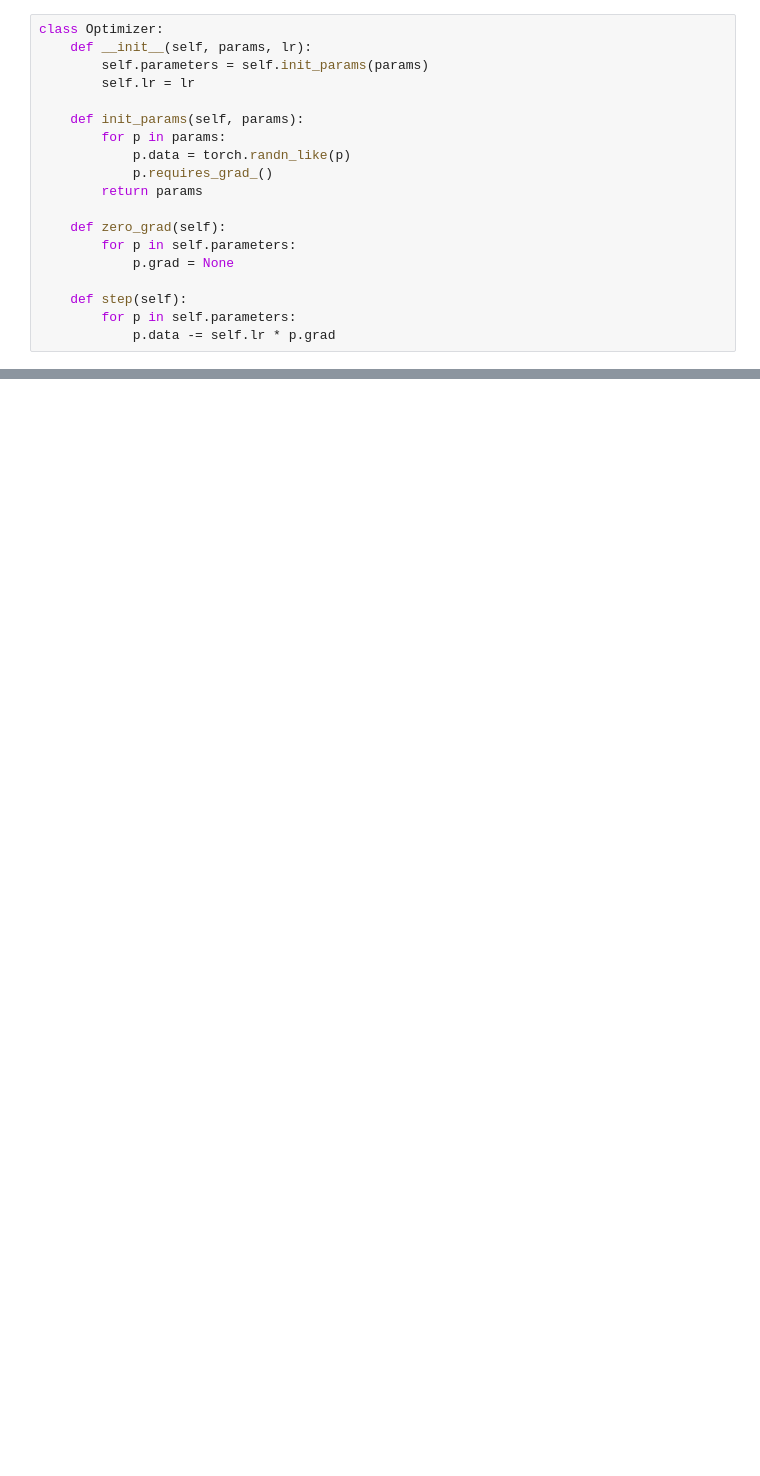
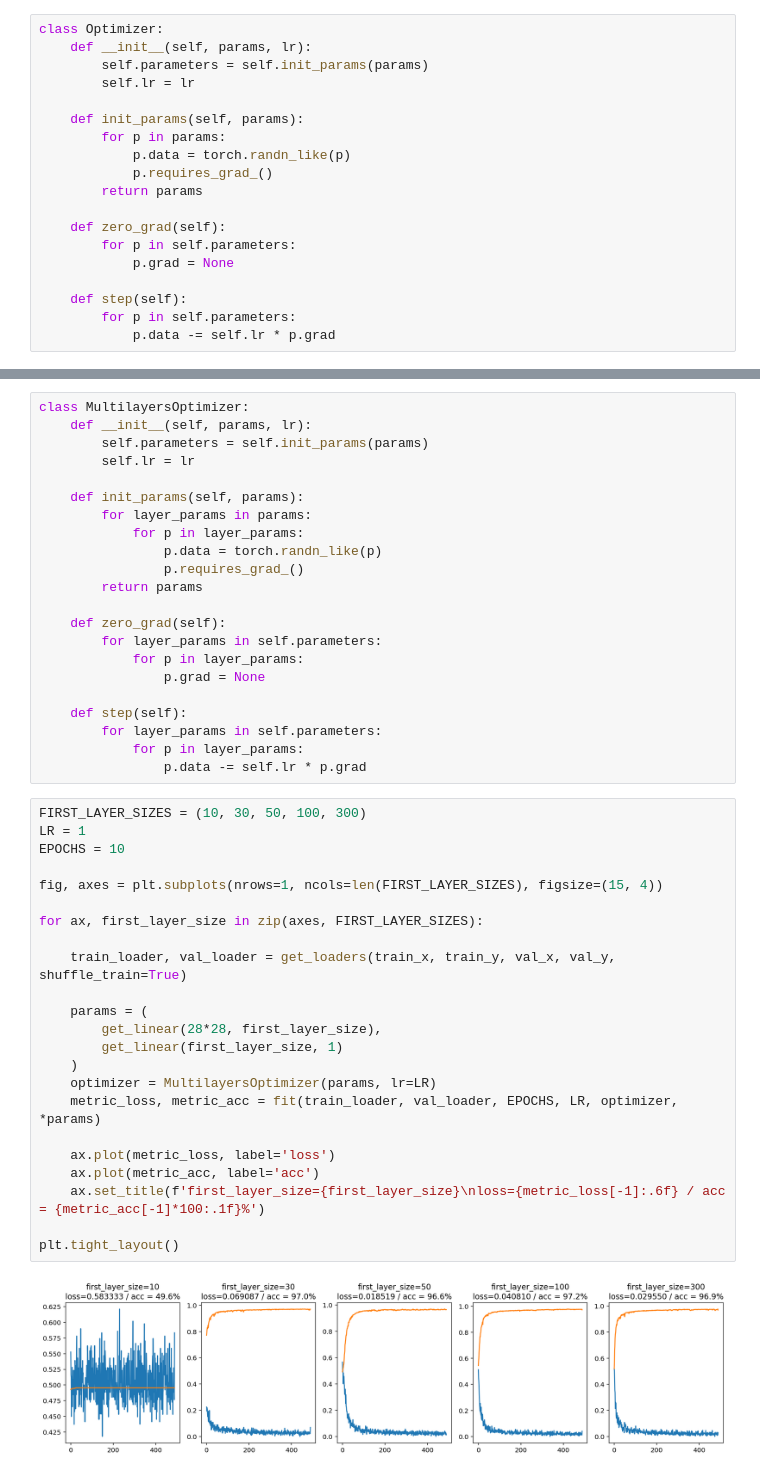
Before and after one commit to finale80/fastbook, a Jupyter notebook: notebooks/chapter04_mnist_basics.ipynb, the cells around one changed output, grey strips where cells are left out. Drawn from its saved outputs; the diff is of its cells as text; blank space fills up the shorter version.

```diff
--- a/notebooks/chapter04_mnist_basics.ipynb
+++ b/notebooks/chapter04_mnist_basics.ipynb
@@ -683,0 +720,47 @@ plt.tight_layout()
+# %%
+class MultilayersOptimizer:
+    def __init__(self, params, lr):
+        self.parameters = self.init_params(params)
+        self.lr = lr
+
+    def init_params(self, params):
+        for layer_params in params:
+            for p in layer_params:
+                p.data = torch.randn_like(p)
+                p.requires_grad_()
+        return params
+
+    def zero_grad(self):
+        for layer_params in self.parameters:
+            for p in layer_params:
+                p.grad = None
+
+    def step(self):
+        for layer_params in self.parameters:
+            for p in layer_params:
+                p.data -= self.lr * p.grad
+# %%
+FIRST_LAYER_SIZES = (10, 30, 50, 100, 300)
+LR = 1
+EPOCHS = 10
+
+fig, axes = plt.subplots(nrows=1, ncols=len(FIRST_LAYER_SIZES), figsize=(15, 4))
+
+for ax, first_layer_size in zip(axes, FIRST_LAYER_SIZES):
+
+    train_loader, val_loader = get_loaders(train_x, train_y, val_x, val_y, shuffle_train=True)
+
+    params = (
+        get_linear(28*28, first_layer_size),
+        get_linear(first_layer_size, 1)
+    )
+    optimizer = MultilayersOptimizer(params, lr=LR)
+    metric_loss, metric_acc = fit(train_loader, val_loader, EPOCHS, LR, optimizer, *params)
+
+    ax.plot(metric_loss, label='loss')
+    ax.plot(metric_acc, label='acc')
+    ax.set_title(f'first_layer_size={first_layer_size}\nloss={metric_loss[-1]:.6f} / acc = {metric_acc[-1]*100:.1f}%')
+
+plt.tight_layout()
+# %% [output]
+[figure, added]
```
Also changed, not shown: parts of 31 cells of this notebook, 1 other file.
